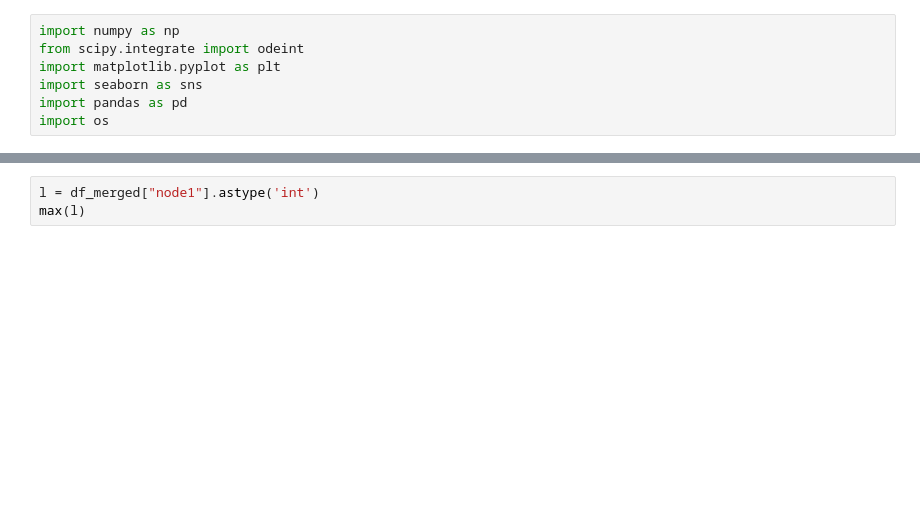
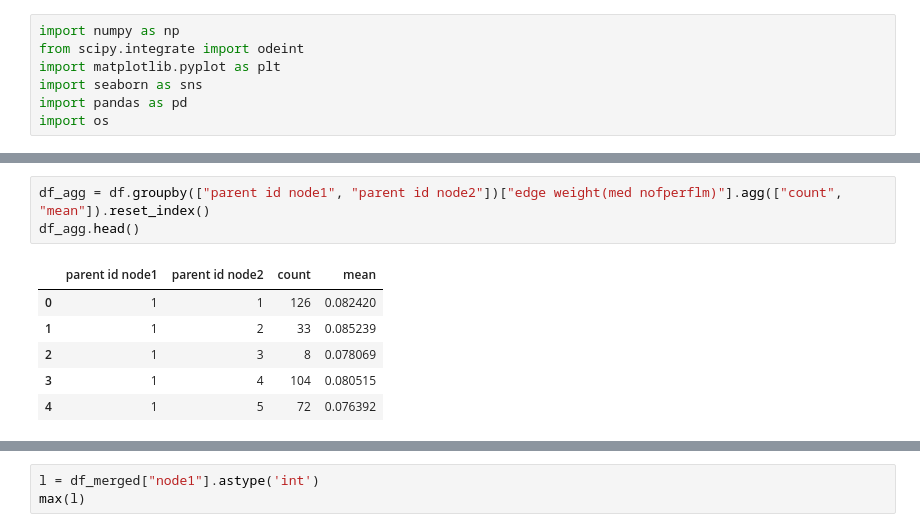
Before and after one commit to shayanshafquat/neuronal-oscillations-evolving-networks, a Jupyter notebook: notebooks/budapest_connectome_eda.ipynb, the cells around one changed output, grey strips where cells are left out. Cells and saved outputs as stored; diff of their text form; blank space fills up the shorter version.

```diff
--- a/notebooks/budapest_connectome_eda.ipynb
+++ b/notebooks/budapest_connectome_eda.ipynb
@@ -51,0 +46,10 @@ df_len.head()
+# %%
+df_agg = df.groupby(["parent id node1", "parent id node2"])["edge weight(med nofperflm)"].agg(["count", "mean"]).reset_index()
+df_agg.head()
+# %% [output]
+|  | parent id node1 | parent id node2 | count | mean |
+| 0 | 1 | 1 | 126 | 0.082420 |
+| 1 | 1 | 2 | 33 | 0.085239 |
+| 2 | 1 | 3 | 8 | 0.078069 |
+| 3 | 1 | 4 | 104 | 0.080515 |
+| 4 | 1 | 5 | 72 | 0.076392 |
```
Also changed, not shown: parts of 20 cells of this notebook.
